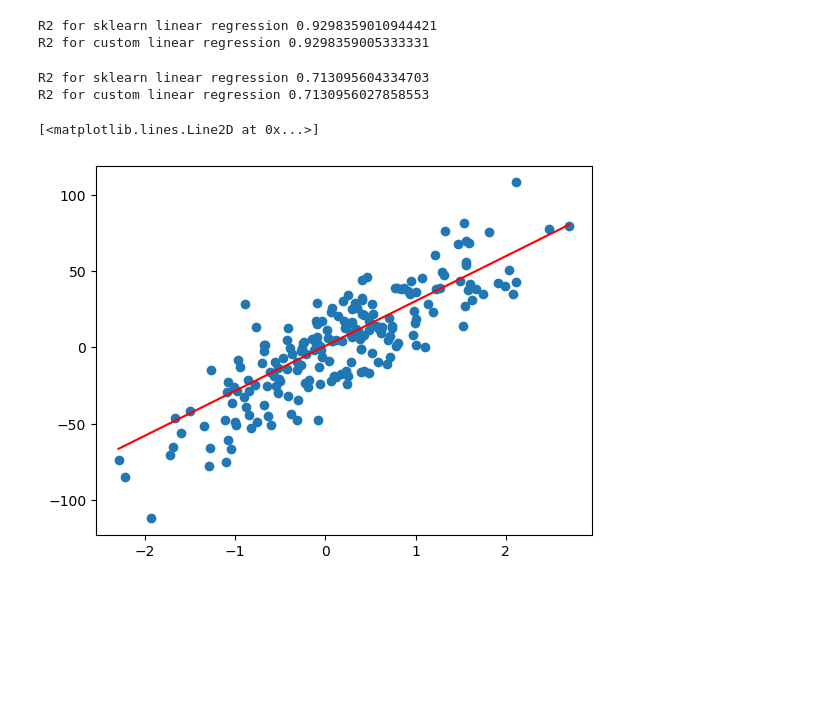
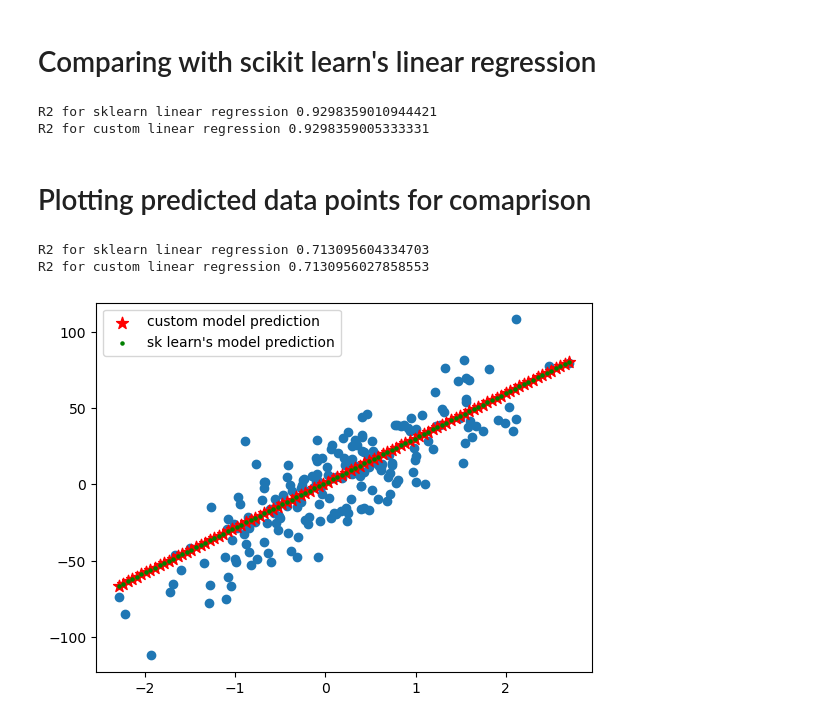
Before and after one commit to dhavaldalvi/ml_models, a Jupyter notebook: notebooks/LinearRegression.ipynb, the cells around one changed output. Saved outputs shown, nothing was run; the diff lists cells and outputs as text; code cells hidden in the pictures; blank space fills up the shorter version.

Commit message:
plots added

```diff
--- a/notebooks/LinearRegression.ipynb
+++ b/notebooks/LinearRegression.ipynb
@@ -126 +125,3 @@ from sklearn.linear_model import LinearRegression
+# %% [markdown]
+# Comparing with scikit learn's linear regression
 # %%
@@ -143,25 +140,31 @@ print("R2 for custom linear regression", r2_score(y_test, y_pred))
 # %% [output]
 R2 for sklearn linear regression 0.9298359010944421
 R2 for custom linear regression 0.9298359005333331
+# %% [markdown]
+# Plotting predicted data points for comaprison
 # %%
 X, y = datasets.make_regression(n_samples=1000, n_features=1, noise=20, random_state=4)
 X_train, X_test, y_train, y_test = train_test_split(X, y, test_size=0.2, random_state=32)
 # %%
 sk_reg = LinearRegression()
 sk_reg.fit(X_train, y_train)
 sk_y_pred= sk_reg.predict(X_test)
 print("R2 for sklearn linear regression", r2_score(y_test, sk_y_pred))
 
 reg = LinReg()
 reg.fit(X_train, y_train)
 y_pred = reg.predict(X_test)
 print("R2 for custom linear regression", r2_score(y_test, y_pred))
+
 x = np.linspace(X_test.min(),X_test.max(),100)
 y = x*reg.betas[1] + reg.betas[0]
+y_sk = x*sk_reg.coef_ + sk_reg.intercept_
 plt.scatter(X_test,y_test)
-plt.plot(x, y, c='r')
+plt.scatter(x, y, c='r', marker = '*', s=80, label='custom model prediction')
+plt.scatter(x, y_sk, c='g', s=5, label="sk learn's model prediction")
+plt.legend()
+plt.show()
 # %% [output]
 R2 for sklearn linear regression 0.713095604334703
 R2 for custom linear regression 0.7130956027858553
-[<matplotlib.lines.Line2D at 0x...>]
-[figure, old version]
+[figure, new version]
```
Also changed, not shown: parts of 6 cells of this notebook.
